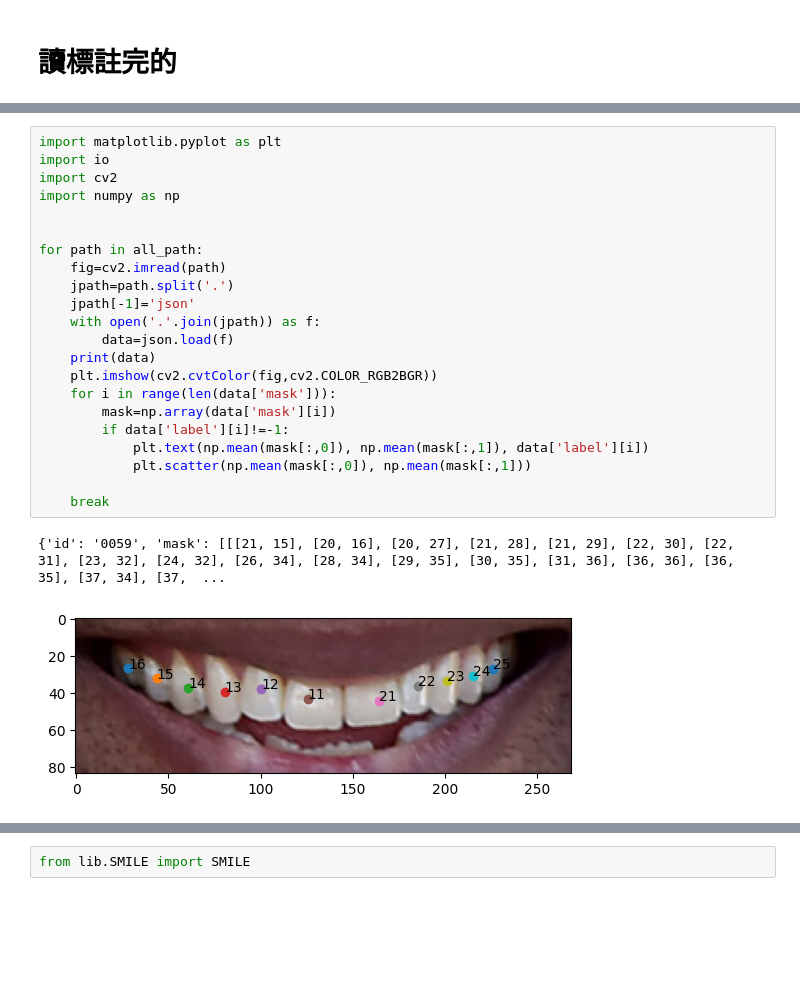
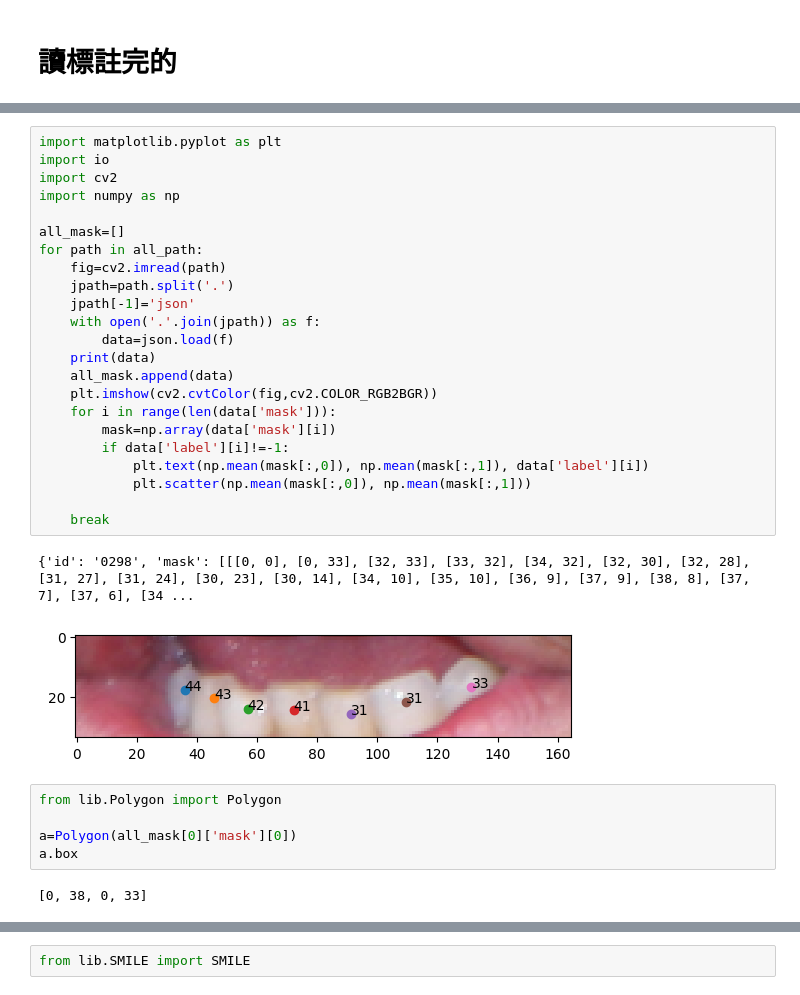
Before and after one commit to hsiu-chan/SMILE, a Jupyter notebook: app/Train.ipynb, the cells around one changed output, grey strips where cells are left out. Saved outputs shown, nothing was run; the diff lists cells and outputs as text; blank space fills up the shorter version.

```diff
--- a/app/Train.ipynb
+++ b/app/Train.ipynb
@@ -21,25 +28,33 @@ all_path
 # %%
 import matplotlib.pyplot as plt
 import io
 import cv2
 import numpy as np
 
-
+all_mask=[]
 for path in all_path:
     fig=cv2.imread(path)
     jpath=path.split('.')
     jpath[-1]='json'
     with open('.'.join(jpath)) as f:
         data=json.load(f)
     print(data)
+    all_mask.append(data)
     plt.imshow(cv2.cvtColor(fig,cv2.COLOR_RGB2BGR))
     for i in range(len(data['mask'])):
         mask=np.array(data['mask'][i])
         if data['label'][i]!=-1:
             plt.text(np.mean(mask[:,0]), np.mean(mask[:,1]), data['label'][i])
             plt.scatter(np.mean(mask[:,0]), np.mean(mask[:,1]))
 
     break
 # %% [output]
-{'id': '0059', 'mask': [[[21, 15], [20, 16], [20, 27], [21, 28], [21, 29], [22, 30], [22, 31], [23, 32], [24, 32], [26, 34], [28, 34], [29, 35], [30, 35], [31, 36], [36, 36], [36, 35], [37, 34], [37,  ...
+{'id': '0298', 'mask': [[[0, 0], [0, 33], [32, 33], [33, 32], [34, 32], [32, 30], [32, 28], [31, 27], [31, 24], [30, 23], [30, 14], [34, 10], [35, 10], [36, 9], [37, 9], [38, 8], [37, 7], [37, 6], [34 ...
-[figure, old version]
+[figure, new version]
+# %%
+from lib.Polygon import Polygon
+
+a=Polygon(all_mask[0]['mask'][0])
+a.box
+# %% [output]
+[0, 38, 0, 33]
```
Also changed, not shown: parts of 5 cells of this notebook, 20 other files.
